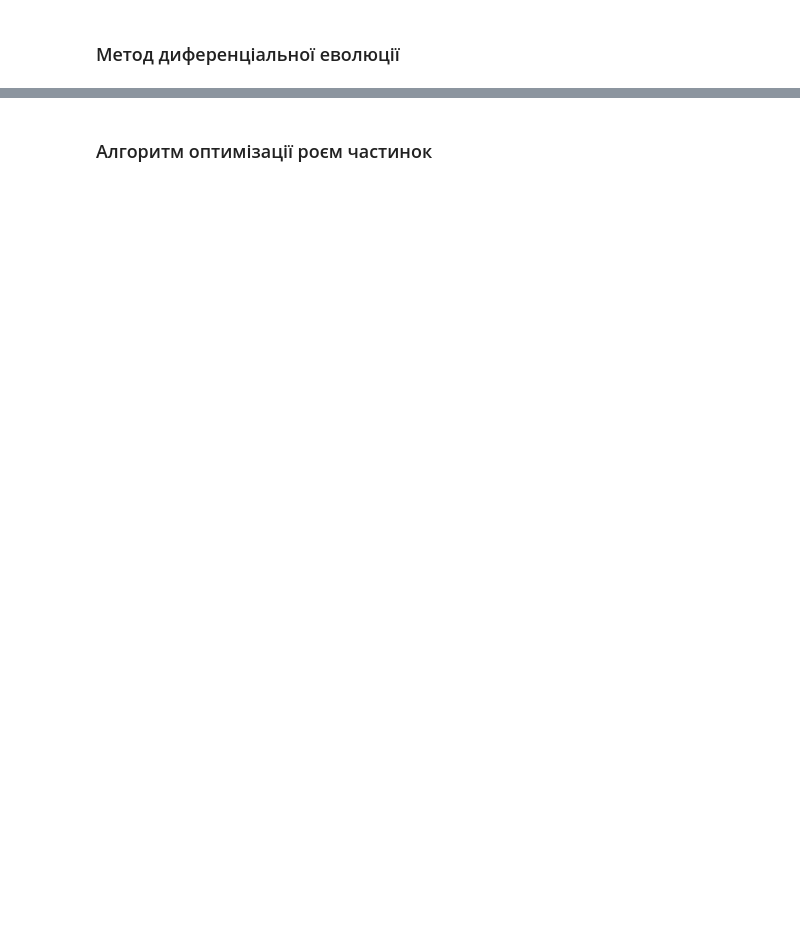
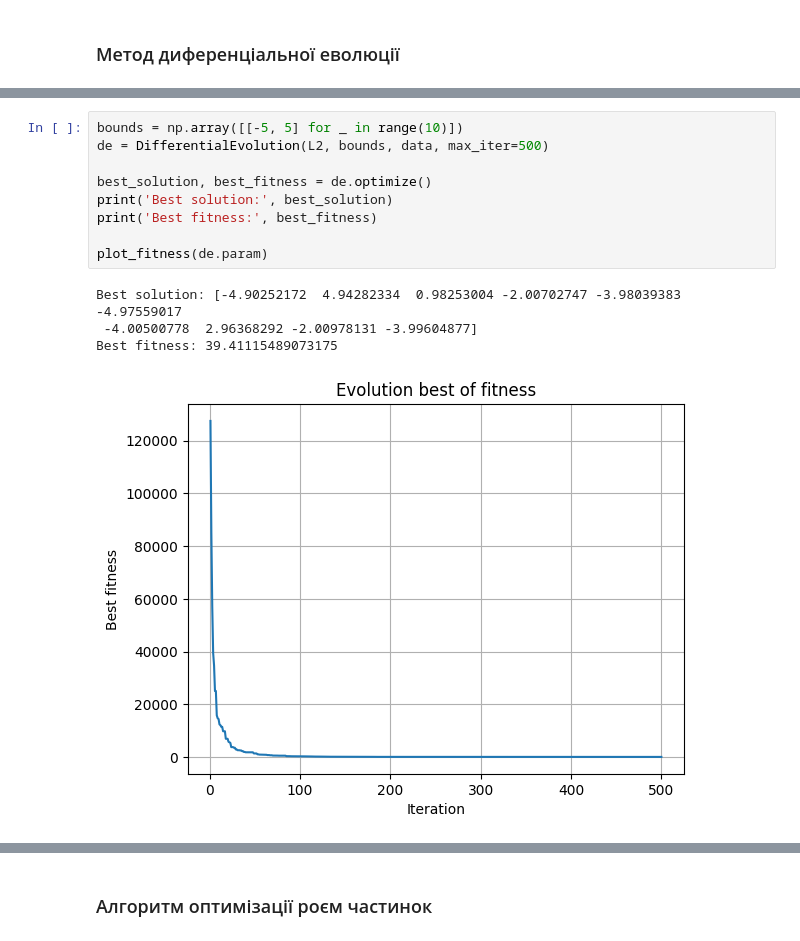
Before and after one commit to Terlok/SwarmIntelligence, a Jupyter notebook: lab 7/main.ipynb, the cells around one changed output, grey strips where cells are left out. Drawn from its saved outputs; the diff is of its cells as text; blank space fills up the shorter version.

```diff
--- a/lab 7/main.ipynb
+++ b/lab 7/main.ipynb
@@ -70,0 +69,14 @@ Best fitness: 5936.3711940054
+# %%
+bounds = np.array([[-5, 5] for _ in range(10)])
+de = DifferentialEvolution(L2, bounds, data, max_iter=500)
+
+best_solution, best_fitness = de.optimize()
+print('Best solution:', best_solution)
+print('Best fitness:', best_fitness)
+
+plot_fitness(de.param)
+# %% [output]
+Best solution: [-4.90252172  4.94282334  0.98253004 -2.00702747 -3.98039383 -4.97559017
+ -4.00500778  2.96368292 -2.00978131 -3.99604877]
+Best fitness: 39.41115489073175
+[figure, added]
```
Also changed, not shown: parts of 14 cells of this notebook.
